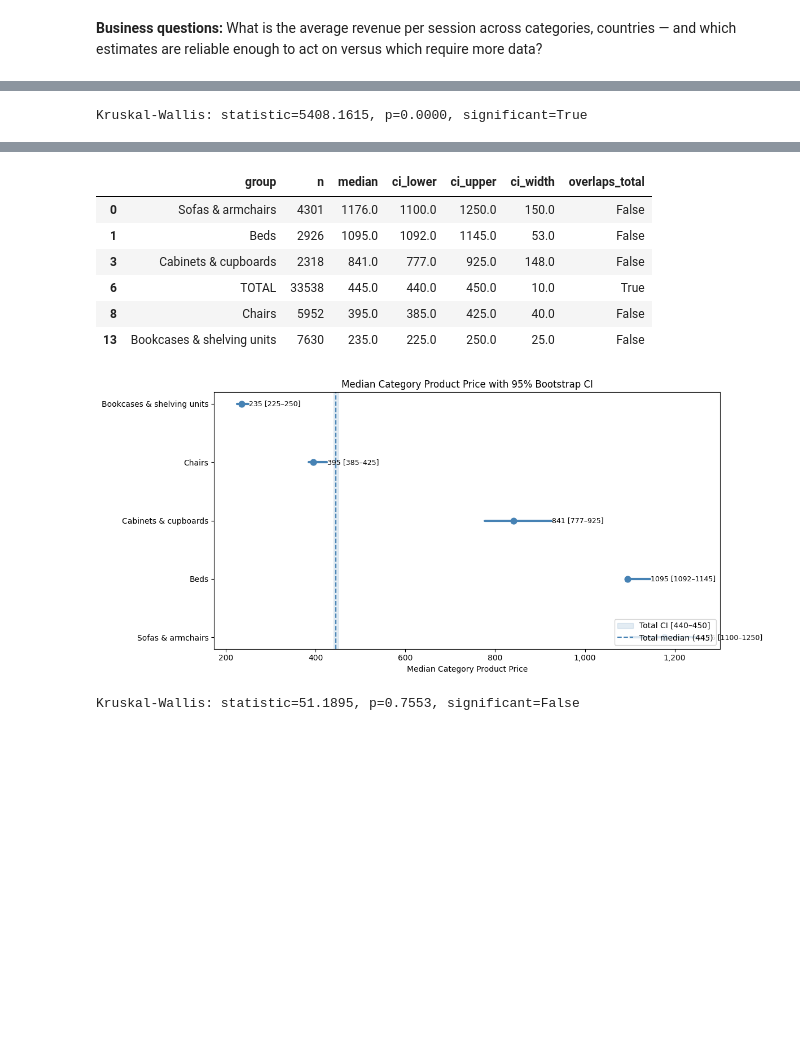
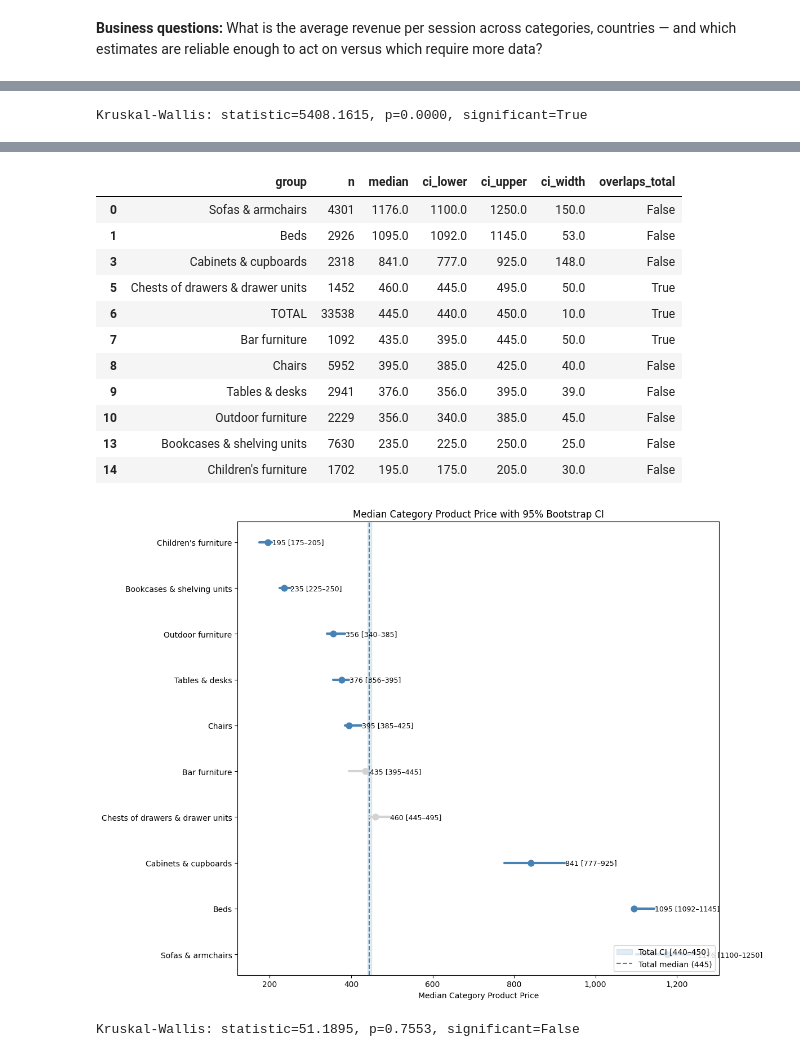
Before and after one commit to Anhelina4/furniture-e-commerce-eda, a Jupyter notebook: Furniture_E_commerce_EDA.ipynb, the cells around one changed output, grey strips where cells are left out. Saved outputs shown, nothing was run; the diff lists cells and outputs as text; code cells hidden in the pictures; blank space fills up the shorter version.

```diff
--- a/Furniture_E_commerce_EDA.ipynb
+++ b/Furniture_E_commerce_EDA.ipynb
@@ -1033,5 +1135,5 @@ np.float64(79.54854186797536)
 # %%
-cat_stats = sales_df.groupby('product_category').agg(ordered_product_cnt=('product_id', 'count'), revenue=('product_price_per_item', 'sum')).sort_values(by='revenue', ascending=False).head(5)
+cat_stats = sales_df.groupby('product_category').agg(ordered_product_cnt=('product_id', 'count'), revenue=('product_price_per_item', 'sum')).sort_values(by='revenue', ascending=False).head(10)
 
 fig, ax1 = plt.subplots(figsize=(10, 5))
 
@@ -1046,7 +1148,7 @@ ax2.set_ylabel('Ordered Product Count', color='red')
 ax2.tick_params(axis='y', labelcolor='red')
 
 ax1.set_xlabel('Category')
-ax1.set_title('Top 5 Categories — Revenue and Product Volume')
+ax1.set_title('Top 10 Categories — Revenue and Product Volume')
 ax1.set_xticks(range(len(cat_stats.index)))
 ax1.set_xticklabels(cat_stats.index, rotation=45, ha='right')
 
@@ -1060,9 +1162,9 @@ fig, ax = plt.subplots(figsize=(10, 6))
 overall_median = sales_df['product_price_per_item'].median()
 overall_mean = sales_df['product_price_per_item'].mean()
 
-top_5_cats = cat_stats.index.tolist()
+top_10_cats = cat_stats.index.tolist()
 plot_df = sales_df[
-    sales_df['product_category'].isin(top_5_cats) &
+    sales_df['product_category'].isin(top_10_cats) &
     sales_df['product_price_per_item'].notna()
 ]
 
@@ -1084,9 +1186,9 @@ sns.boxplot(
 
 ax.axhline(y=overall_median, color='orange', linestyle='--', linewidth=1.5, label=f'Overall median ({overall_median:,.0f})')
 
-ax1.set_xticks(range(len(order)))
-ax1.set_xticklabels(order, rotation=45, ha='right')
-ax.set_title('Price Distribution by Top 5 Categories — Revenue Ranked')
+ax.set_xticks(range(len(order)))
+ax.set_xticklabels(order, rotation=45, ha="right")
+ax.set_title('Price Distribution by Top 10 Categories — Revenue Ranked')
 ax.set_xlabel('Category')
 ax.set_ylabel('Price per Item')
 ax.legend()
@@ -1154,24 +1296,24 @@ All top 5 category pairs show statistically significant positive correlation in
 
 **Caveat:** this analysis covers a holiday-heavy 3-month window (Nov 2020–Jan 2021). Correlations may be partially driven by seasonal effects rather than structural year-round comovement — validation against a full-year dataset is recommended before drawing permanent inventory strategy conclusions.
 # %%
-# Pairwise Spearman correlation of daily order volume across top 5 categories by purchased items
+# Pairwise Spearman correlation of daily order volume across top 10 categories by purchased items
 # Goal: assess whether category demand moves together (shared external drivers) or independently (category-specific purchase occasions)
 # Steps:
-# 1. Identify top 5 categories by total order volume
+# 1. Identify top 10 categories by total order volume
 # 2. Build daily order volume pivot (date × category)
 # 3. Compute pairwise Spearman correlations for all category pairs
 # 4. Apply FDR correction (Benjamini-Hochberg, α = 0.05) for multiple comparisons
 # 5. Visualise as annotated pairplot
 
-top_5_cat_by_orders = sales_df.groupby('product_category')['product_id'].count().rename('order_cnt').sort_values(ascending=False).reset_index().head(5)
+top_10_cat_by_orders = sales_df.groupby('product_category')['product_id'].count().rename('order_cnt').sort_values(ascending=False).reset_index().head(10)
 
 cat_daily_orders = sales_df.pivot_table(index='session_and_order_date', columns='product_category', values='product_id', aggfunc='count')
 
 
-top_5_cat_list = top_5_cat_by_orders['product_category'].tolist()
+top_10_cat_list = top_10_cat_by_orders['product_category'].tolist()
 corr_result = []
 
-for cat1, cat2 in combinations(top_5_cat_list, 2):
+for cat1, cat2 in combinations(top_10_cat_list, 2):
   rho, p_value = stats.spearmanr(cat_daily_orders[cat1], cat_daily_orders[cat2])
 
   corr_result.append({
@@ -1191,18 +1333,18 @@ corr_df['p_value_adjusted'] = p_value_adjusted
 
 corr_df['strength'] = corr_df['rho'].apply(rho_strength)
 
-top_5_daily = cat_daily_orders[top_5_cat_list]
+top_10_daily = cat_daily_orders[top_10_cat_list]
 
 g = sns.pairplot(
-    top_5_daily,
+    top_10_daily,
     kind='scatter',
     diag_kind='kde',
     plot_kws={'alpha': 0.3, 'color': 'steelblue'},
 )
 
 # add rho annotation to each off-diagonal cell
-for i, cat1 in enumerate(top_5_cat_list):
-    for j, cat2 in enumerate(top_5_cat_list):
+for i, cat1 in enumerate(top_10_cat_list):
+    for j, cat2 in enumerate(top_10_cat_list):
         if i != j:
             # find rho for this pair
             pair = corr_df[
@@ -1485,17 +1680,17 @@ def plot_ci_comparison(ci_df, title='Median Revenue per Session with 95% Bootstr
     plt.tight_layout()
     plt.show()
 # %%
-top_5_categories_by_revenue = sales_df.groupby('product_category')['product_price_per_item'].agg('sum').sort_values(ascending=False).head(5).index.tolist()
+top_10_categories_by_revenue = sales_df.groupby('product_category')['product_price_per_item'].agg('sum').sort_values(ascending=False).head(10).index.tolist()
 
 category_median_diff = run_stat_tests(sales_df, 'product_price_per_item', 'product_category')
-cat_median_diff_filtered = category_median_diff[category_median_diff['group'].isin(top_5_categories_by_revenue + ['TOTAL'])]
+cat_median_diff_filtered = category_median_diff[category_median_diff['group'].isin(top_10_categories_by_revenue + ['TOTAL'])]
 
 display(cat_median_diff_filtered)
 
 category_median_ci = calc_median_ci(sales_df, 'product_price_per_item', 'product_category')
 
 # filtered datasets
-cat_filtered_median_ci = category_median_ci[category_median_ci['group'].isin(top_5_categories_by_revenue + ['TOTAL'])]
+cat_filtered_median_ci = category_median_ci[category_median_ci['group'].isin(top_10_categories_by_revenue + ['TOTAL'])]
 
 display(cat_filtered_median_ci)
 
@@ -1512,11 +1712,16 @@ Kruskal-Wallis: statistic=5408.1615, p=0.0000, significant=True
 |  | group | n | median | ci_lower | ci_upper | ci_width | overlaps_total |
 | 0 | Sofas & armchairs | 4301 | 1176.0 | 1100.0 | 1250.0 | 150.0 | False |
 | 1 | Beds | 2926 | 1095.0 | 1092.0 | 1145.0 | 53.0 | False |
 | 3 | Cabinets & cupboards | 2318 | 841.0 | 777.0 | 925.0 | 148.0 | False |
+| 5 | Chests of drawers & drawer units | 1452 | 460.0 | 445.0 | 495.0 | 50.0 | True |
 | 6 | TOTAL | 33538 | 445.0 | 440.0 | 450.0 | 10.0 | True |
+| 7 | Bar furniture | 1092 | 435.0 | 395.0 | 445.0 | 50.0 | True |
 | 8 | Chairs | 5952 | 395.0 | 385.0 | 425.0 | 40.0 | False |
+| 9 | Tables & desks | 2941 | 376.0 | 356.0 | 395.0 | 39.0 | False |
+| 10 | Outdoor furniture | 2229 | 356.0 | 340.0 | 385.0 | 45.0 | False |
 | 13 | Bookcases & shelving units | 7630 | 235.0 | 225.0 | 250.0 | 25.0 | False |
+| 14 | Children's furniture | 1702 | 195.0 | 175.0 | 205.0 | 30.0 | False |
-[figure, old version]
+[figure, new version]
 # %%
 top_5_countries_by_revenue = sales_df.groupby('country')['product_price_per_item'].agg('sum').sort_values(ascending=False).head(5).index.tolist()
 
```
Also changed, not shown: parts of 47 cells of this notebook.
